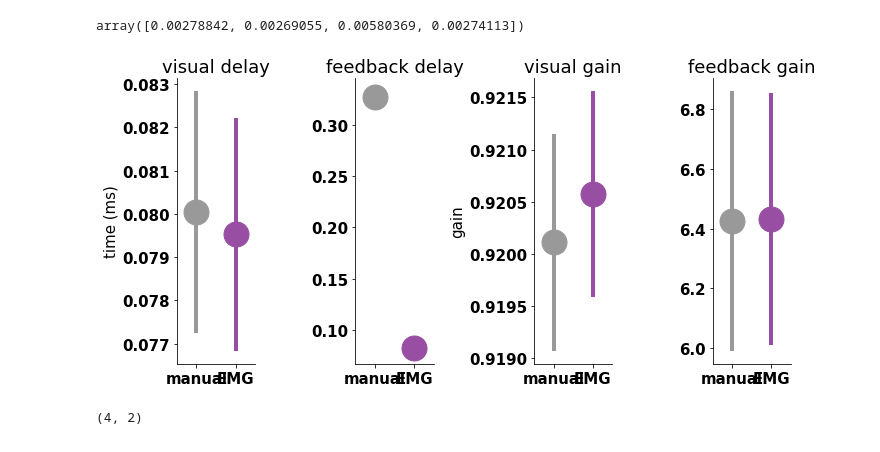
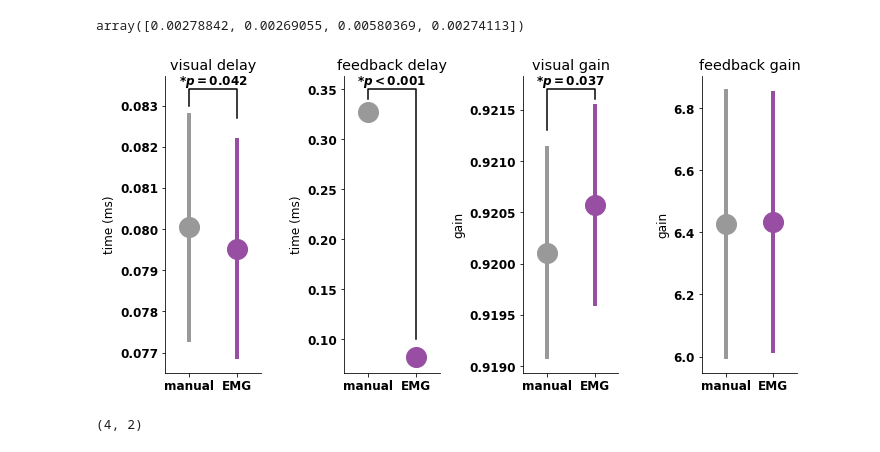
Before and after one commit to hachouuw/EMGdelay-analysis, a Jupyter notebook: MY_delay_graphing.ipynb, the cells around one changed output. Cells and saved outputs as stored; diff of their text form; code cells hidden in the pictures.

```diff
--- a/MY_delay_graphing.ipynb
+++ b/MY_delay_graphing.ipynb
@@ -1,12 +1,14 @@
 # %%
 import matplotlib.pyplot as plt
+import matplotlib
 import numpy as np
 import seaborn as sns
 import pandas as pd
 # produce matlab-style plots
 import matplotlib as mpl
+import pickle
 # increase font size on plots
-mpl.rc('font',**{'size':15})
+mpl.rc('font',**{'size':12})
 # %%
 f = open("LNP_graphing_data.pickle","rb")
 z_ints2,e_ints1,m_ints1 = pickle.load(f,encoding='latin1')
@@ -37,32 +39,73 @@ array([0.00278842, 0.00269055, 0.00580369, 0.00274113])
 # %%
 # PLOT DELAY
 CB_color_cycle = ['#377eb8', '#ff7f00', '#4daf4a',
                   '#f781bf', '#a65628', '#984ea3',
                   '#999999', '#e41a1c', '#dede00']
+markersize = 20
 titles=['visual delay','feedback delay','visual gain', 'feedback gain']
 yaxis = ['time (ms)','time (ms)','gain','gain']
 data = [vis_delay,fb_delay,vis_gain,fb_gain]
 xx = np.arange(1,3,1)
 # plt.errorbar(xx,np.hstack([vis_delay[:,1],fb_delay[:,1]]),
 #              np.hstack([vis_delay[:,1]-vis_delay[:,0],fb_delay[:,1]-fb_delay[:,0]]),
 #              linestyle='None', marker='^')
 fig,axs = plt.subplots(1,4,sharex=True,sharey=False,figsize=(10,5))
 plt.setp(axs, xticks=[1,2], xticklabels=['manual','EMG'])
 plt.xlim((0.5,2.5))
 # plot visual delay
 for ix,ax in enumerate(axs):
     ax.errorbar(xx[0],data[ix][:,1][0],yerr=data[ix][:,1][0]-data[ix][:,0][0],
-                 fmt='o',markersize=25,linewidth=4,color=CB_color_cycle[6])
+                 fmt='o',markersize=markersize,linewidth=4,color=CB_color_cycle[6])
     ax.errorbar(xx[1],data[ix][:,1][1],yerr=data[ix][:,1][1]-data[ix][:,0][1],
-                 fmt='o',markersize=25,linewidth=4,color=CB_color_cycle[5])
+                 fmt='o',markersize=markersize,linewidth=4,color=CB_color_cycle[5])
     ax.set_title(titles[ix])
-    if ix == 0 or ix == 2:
-        ax.set_ylabel(yaxis[ix])
+#     if ix == 0 or ix == 2:
+    ax.set_ylabel(yaxis[ix])
     ax.spines['right'].set_visible(False)
     ax.spines['top'].set_visible(False)
+
+    # plot pvalue
+y1 = .083
+pos1 = 1
+pos2 = 2
+linewidth = 2
+axs[0].plot([pos1,pos1,pos2,pos2],[y1,y1+.0004,y1+.0004,y1-.0003],lw=1.5,c='k')
+# axs[0].plot([pos1,pos1,pos2,pos2],[y1,y1,y1,y1],lw=1.5,c='k')
+axs[0].text((pos1+pos2)*.5,y1+.0004,r'$*p=0.042$',ha='center',va='bottom',color='k')
+
+y1 = .34
+pos1 = 1
+pos2 = 2
+linewidth = 2
+dist = 0.01
+axs[1].plot([pos1,pos1,pos2,pos2],[y1,y1+dist,y1+dist,y1-.24],lw=1.5,c='k')
+axs[1].text((pos1+pos2)*.5,y1+dist,r'$*p<0.001$',ha='center',va='bottom',color='k')
+
+y1 = .9216
+pos1 = 1
+pos2 = 2
+linewidth = 2
+dist = 0.0001
+axs[2].plot([pos1,pos1,pos2,pos2],[y1-0.0003,y1+dist,y1+dist,y1],lw=1.5,c='k')
+axs[2].text((pos1+pos2)*.5,y1+dist,r'$*p=0.037$',ha='center',va='bottom',color='k')
+
+# y1 = 6.9
+# pos1 = 1
+# pos2 = 2
+# linewidth = 2
+# dist = 0.05
+# axs[3].plot([pos1,pos1,pos2,pos2],[y1-0.0003,y1+dist,y1+dist,y1],lw=1.5,c='k')
+# axs[3].text((pos1+pos2)*.5,y1+dist,r'$p=0.95$',ha='center',va='bottom',color='k')
+
 plt.tight_layout()
+
+fname = ''
+if fname is not None:
+fig = plt.gcf()
+if not(os.path.exists('pdf')): os.mkdir('pdf')
+fig.savefig(os.path.join('pdf',fname+'.'+'pdf'),bbox_inches='tight',pad_inches=0)
 # %% [output]
-[figure, old version]
+[figure, new version]
 # %%
 np.asarray(e_ints1).shape
 # %% [output]
```
Also changed, not shown: parts of 1 cell of this notebook.
